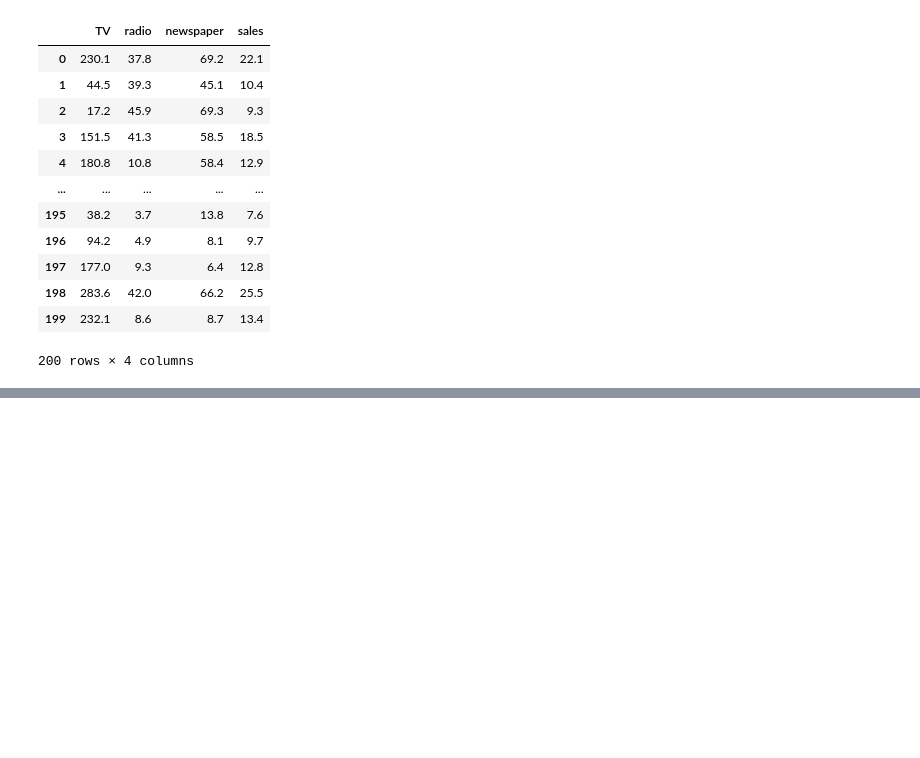
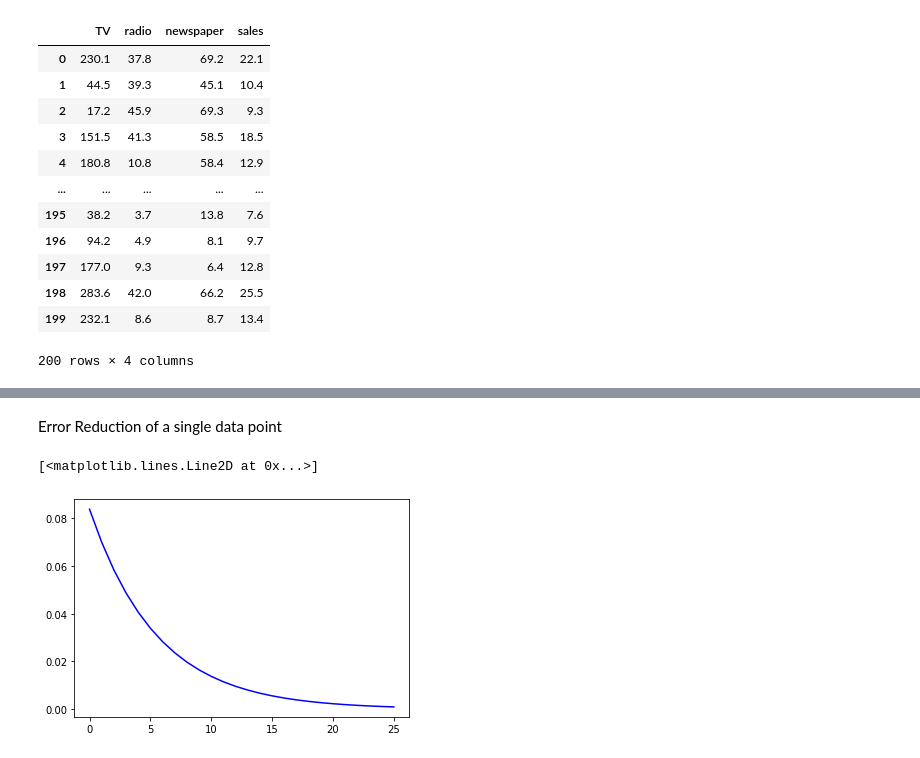
Before and after one commit to Sai-Prathik/Neural-Networks, a Jupyter notebook: Sample_training.ipynb, the cells around one changed output, grey strips where cells are left out. Cells and saved outputs as stored; diff of their text form; code cells hidden in the pictures; blank space fills up the shorter version.

```diff
--- a/Sample_training.ipynb
+++ b/Sample_training.ipynb
@@ -54,2 +30,0 @@ array([[ 0.55157254,  0.52419355,  0.2119613 ],
-# %%
-data_y=np.array((data_y-data_y.min())/(data_y.max()-data_y.min()))
@@ -169,0 +180,13 @@ array([[0.83261985, 0.77815675, 0.87001215],
+# %% [markdown]
+Error Reduction of a single data point
+# %%
+np.random.seed(1)
+
+model=FeedForward(3,3,0.1)
+#model.fit(data_x,data_y)
+y=model.fit(data_x[2],data_y[2]).reshape(-1,1)
+x=np.arange(0,y.size)
+plt.plot(x,y,color='blue')
+# %% [output]
+[<matplotlib.lines.Line2D at 0x...>]
+[figure, added]
```
Also changed, not shown: parts of 19 cells of this notebook.
